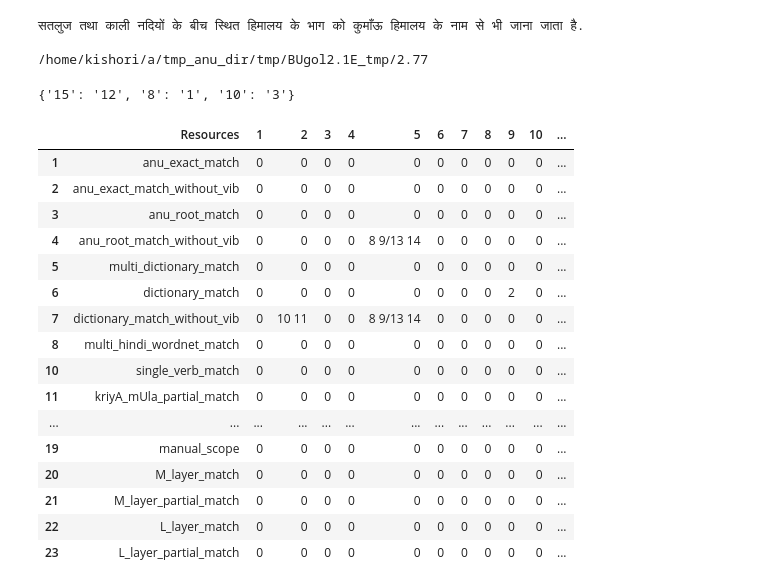
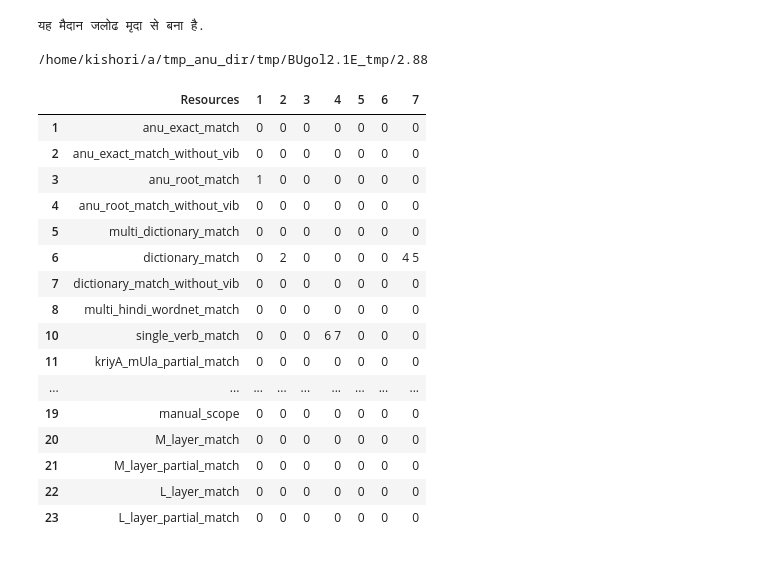
Before and after one commit to PawarKishori/Alignment1, a Jupyter notebook: working_debug/Parser_facts_in_csv.ipynb, the cells around one changed output. Saved outputs shown, nothing was run; the diff lists cells and outputs as text; code cells hidden in the pictures.

```diff
--- a/working_debug/Parser_facts_in_csv.ipynb
+++ b/working_debug/Parser_facts_in_csv.ipynb
@@ -23,7 +23,7 @@ tmp_path=os.getenv('HOME_anu_tmp')+'/tmp/'
 # eng_file_name = 'cc_conjE'
 
 eng_file_name = 'BUgol2.1E'
-sent_no = '2.77' #2.29, 2.21, 2.61, 2.14, 2.64
+sent_no = '2.88' #2.29, 2.21, 2.61, 2.14, 2.64
 
 # eng_file_name = sys.argv[1]
 # sent_no = sys.argv[2]
@@ -65,8 +65,6 @@ himg2 = 'H_tree_corrected.png'
 eimg2 = 'E_tree_corrected.png'
 
 
-
-
 if os.path.exists(log_file):
     os.remove(log_file)
 log = open(log_file,'a')
@@ -74,8 +72,8 @@ log = open(log_file,'a')
 
 #------------------------------------------------------------------------------------
 # %% [output]
-सतलुज तथा काली नदियों के बीच स्थित हिमालय के भाग को कुमाँऊ हिमालय के नाम से भी जाना जाता है.
+यह मैदान जलोढ मृदा से बना है.
 
-/home/kishori/a/tmp_anu_dir/tmp/BUgol2.1E_tmp/2.77
+/home/kishori/a/tmp_anu_dir/tmp/BUgol2.1E_tmp/2.88
 # %%
 #$$$ 2 func is to replace manju mam id's to word ids of hindi assigned words below every eng wordid
@@ -285,8 +282,6 @@ try:
 except:
     print("*FILE MISSING: " + hparserid_to_wid)
     log.write("FILE MISSING: " + hparserid_to_wid+ "\n")
-
-
 try:
     html = open(html_file).read()
     soup = BeautifulSoup(html, "lxml")
@@ -431,12 +426,12 @@ def get_E_H_dict_Ids(filename):
 
 
 
-try:
-    tranliterate_dict={}
-    transliterate_mapping = get_E_H_dict_Ids(roja_transliterate_file)
-except:
-    print("FILE MISSING: " + roja_transliterate_file )
-    log.write("FILE MISSING: " + roja_transliterate_file + "\n")
+# try:
+#     tranliterate_dict={}
+#     transliterate_mapping = get_E_H_dict_Ids(roja_transliterate_file)
+# except:
+#     print("FILE MISSING: " + roja_transliterate_file )
+#     log.write("FILE MISSING: " + roja_transliterate_file + "\n")
 
 # display(dfs)
 
@@ -444,51 +439,50 @@ except:
 hindi_wordnet = list(dfs.iloc[8])
 partial_match = list(dfs.iloc[12])
 
 # dfs.drop(6, inplace=True)
 dfs.drop(9, inplace=True)
 dfs.drop(13, inplace=True)
 
 # print(hindi_wordnet)
 # print(partial_match)
 
 # print(dictionary_wordnet)
 # print(hindi_wordnet)
 # print(partial_match)
 
 org_col = list(dfs.columns)
 new_col = org_col
 new_col[0]="Resources"
 dfs.columns=new_col
 
 # print(h2w)
 # print(e2w)
 
 
 # print(show_eng)
 # print(show_hindi)
 dfs
 #CHANGE
 # display(edf.T)
 # display(hdf.T)
 # %% [output]
-{'15': '12', '8': '1', '10': '3'}
-|  | Resources | 1 | 2 | 3 | 4 | 5 | 6 | 7 | 8 | 9 | 10 | ... |
-| 1 | anu_exact_match | 0 | 0 | 0 | 0 | 0 | 0 | 0 | 0 | 0 | 0 | ... |
-| 2 | anu_exact_match_without_vib | 0 | 0 | 0 | 0 | 0 | 0 | 0 | 0 | 0 | 0 | ... |
-| 3 | anu_root_match | 0 | 0 | 0 | 0 | 0 | 0 | 0 | 0 | 0 | 0 | ... |
-| 4 | anu_root_match_without_vib | 0 | 0 | 0 | 0 | 8 9/13 14 | 0 | 0 | 0 | 0 | 0 | ... |
-| 5 | multi_dictionary_match | 0 | 0 | 0 | 0 | 0 | 0 | 0 | 0 | 0 | 0 | ... |
-| 6 | dictionary_match | 0 | 0 | 0 | 0 | 0 | 0 | 0 | 0 | 2 | 0 | ... |
-| 7 | dictionary_match_without_vib | 0 | 10 11 | 0 | 0 | 8 9/13 14 | 0 | 0 | 0 | 0 | 0 | ... |
-| 8 | multi_hindi_wordnet_match | 0 | 0 | 0 | 0 | 0 | 0 | 0 | 0 | 0 | 0 | ... |
-| 10 | single_verb_match | 0 | 0 | 0 | 0 | 0 | 0 | 0 | 0 | 0 | 0 | ... |
-| 11 | kriyA_mUla_partial_match | 0 | 0 | 0 | 0 | 0 | 0 | 0 | 0 | 0 | 0 | ... |
-| ... | ... | ... | ... | ... | ... | ... | ... | ... | ... | ... | ... | ... |
-| 19 | manual_scope | 0 | 0 | 0 | 0 | 0 | 0 | 0 | 0 | 0 | 0 | ... |
-| 20 | M_layer_match | 0 | 0 | 0 | 0 | 0 | 0 | 0 | 0 | 0 | 0 | ... |
-| 21 | M_layer_partial_match | 0 | 0 | 0 | 0 | 0 | 0 | 0 | 0 | 0 | 0 | ... |
-| 22 | L_layer_match | 0 | 0 | 0 | 0 | 0 | 0 | 0 | 0 | 0 | 0 | ... |
-| 23 | L_layer_partial_match | 0 | 0 | 0 | 0 | 0 | 0 | 0 | 0 | 0 | 0 | ... |
+|  | Resources | 1 | 2 | 3 | 4 | 5 | 6 | 7 |
+| 1 | anu_exact_match | 0 | 0 | 0 | 0 | 0 | 0 | 0 |
+| 2 | anu_exact_match_without_vib | 0 | 0 | 0 | 0 | 0 | 0 | 0 |
+| 3 | anu_root_match | 1 | 0 | 0 | 0 | 0 | 0 | 0 |
+| 4 | anu_root_match_without_vib | 0 | 0 | 0 | 0 | 0 | 0 | 0 |
+| 5 | multi_dictionary_match | 0 | 0 | 0 | 0 | 0 | 0 | 0 |
+| 6 | dictionary_match | 0 | 2 | 0 | 0 | 0 | 0 | 4 5 |
+| 7 | dictionary_match_without_vib | 0 | 0 | 0 | 0 | 0 | 0 | 0 |
+| 8 | multi_hindi_wordnet_match | 0 | 0 | 0 | 0 | 0 | 0 | 0 |
+| 10 | single_verb_match | 0 | 0 | 0 | 6 7 | 0 | 0 | 0 |
+| 11 | kriyA_mUla_partial_match | 0 | 0 | 0 | 0 | 0 | 0 | 0 |
+| ... | ... | ... | ... | ... | ... | ... | ... | ... |
+| 19 | manual_scope | 0 | 0 | 0 | 0 | 0 | 0 | 0 |
+| 20 | M_layer_match | 0 | 0 | 0 | 0 | 0 | 0 | 0 |
+| 21 | M_layer_partial_match | 0 | 0 | 0 | 0 | 0 | 0 | 0 |
+| 22 | L_layer_match | 0 | 0 | 0 | 0 | 0 | 0 | 0 |
+| 23 | L_layer_partial_match | 0 | 0 | 0 | 0 | 0 | 0 | 0 |
 # %%
 #Code to create Debug files for various layers:
 
```
Also changed, not shown: parts of 13 cells of this notebook, 3 other files.
